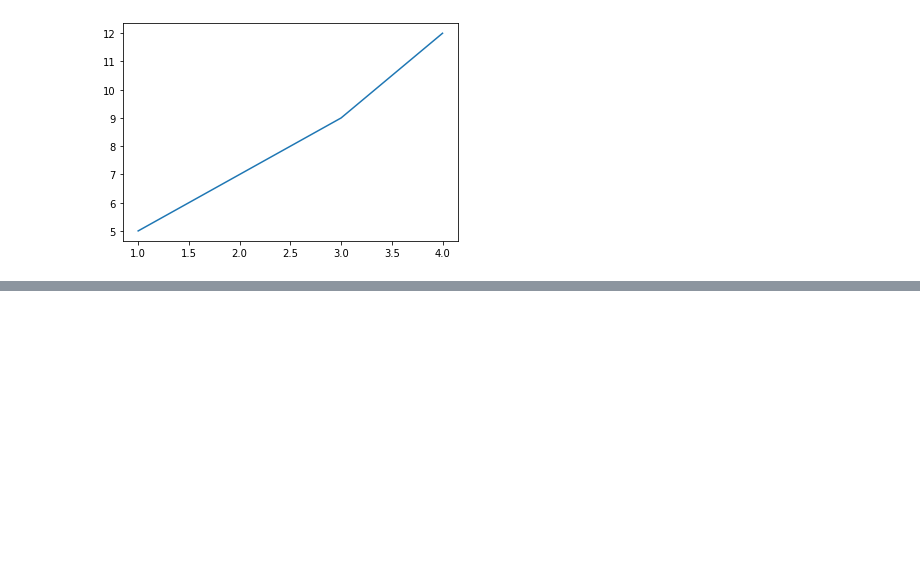
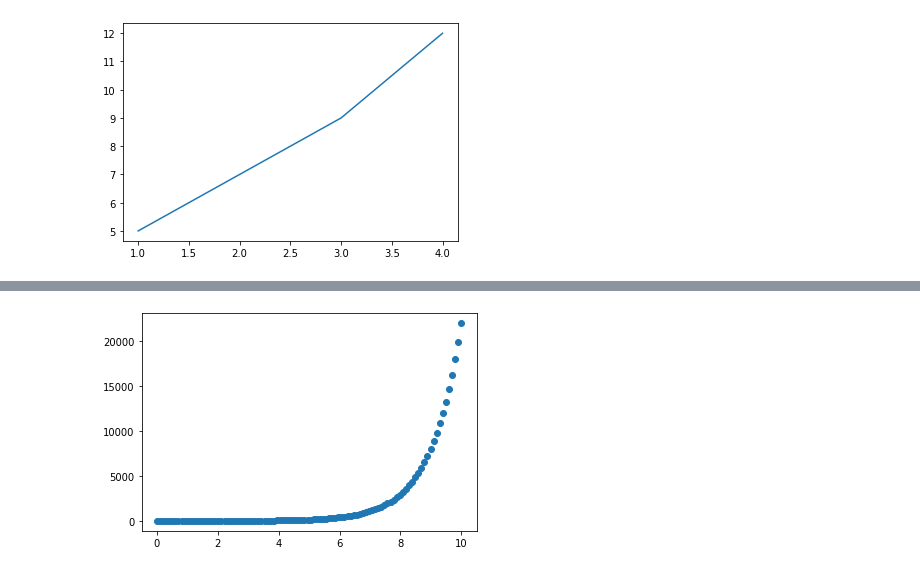
Before and after one commit to necromancer143/project, a Jupyter notebook: Pratyush/Untitled0.ipynb, the cells around one changed output, grey strips where cells are left out. Cells and saved outputs as stored; diff of their text form; code cells hidden in the pictures; blank space fills up the shorter version.

```diff
--- a/Pratyush/Untitled0.ipynb
+++ b/Pratyush/Untitled0.ipynb
@@ -451,0 +483,5 @@ ax.set(title = "Simple Plot",
+# %%
+fig, ax = plt.subplots()
+ax.scatter(x,np.exp(x));
+# %% [output]
+[figure, added]
```
Also changed, not shown: parts of 6 cells of this notebook.
